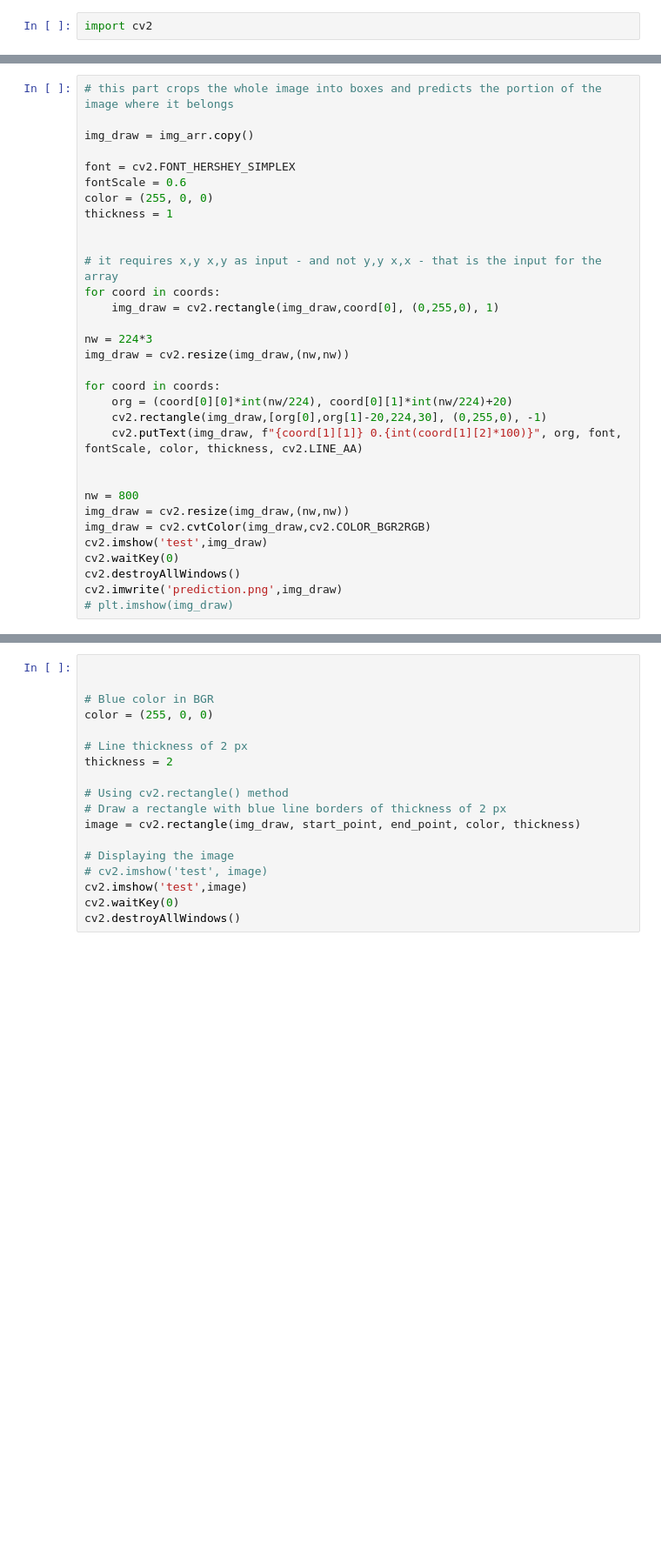
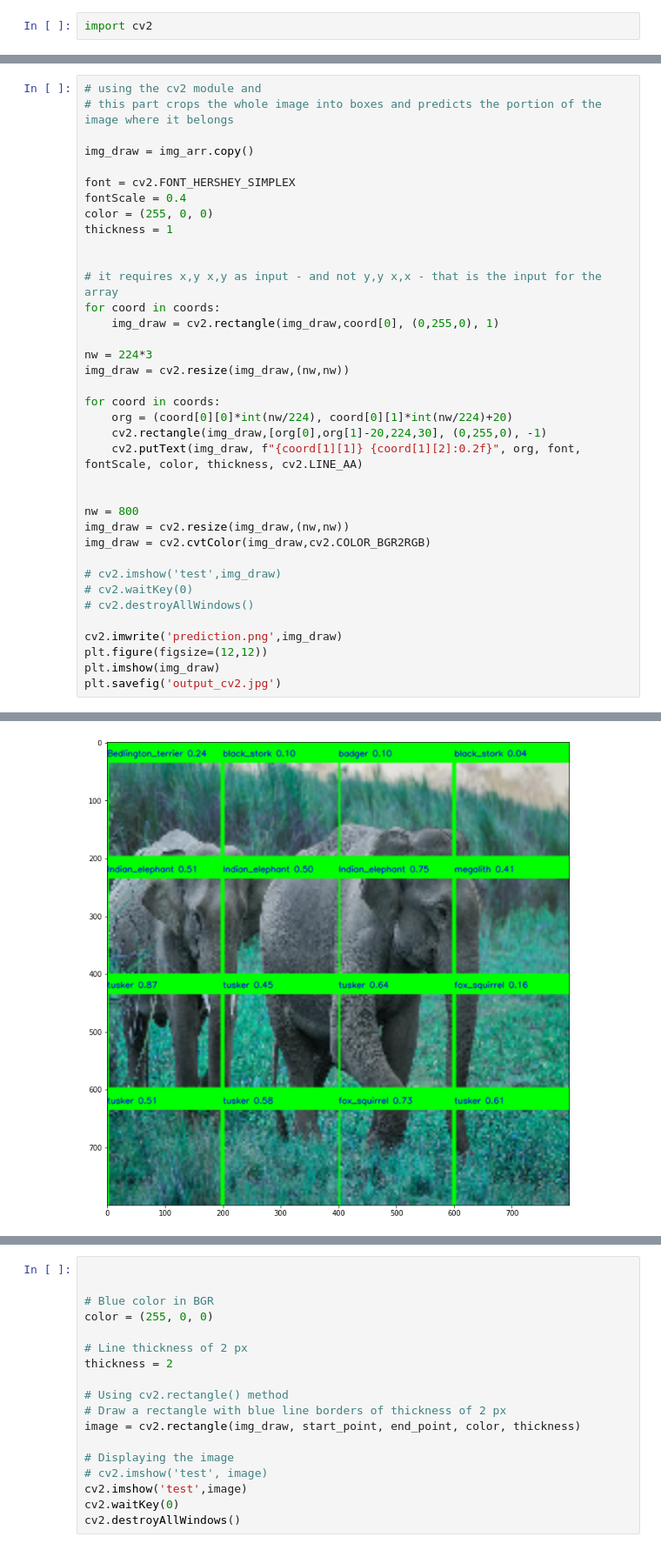
Before and after one commit to vermavinay982/object-detector-by-classifier, a Jupyter notebook: Detection-and-localization.ipynb, the cells around one changed output, grey strips where cells are left out. Shown at 87% size. Drawn from its saved outputs; the diff is of its cells as text; blank space fills up the shorter version.

```diff
--- a/Detection-and-localization.ipynb
+++ b/Detection-and-localization.ipynb
@@ -243,10 +260,11 @@ coords
 # %%
+# using the cv2 module and
 # this part crops the whole image into boxes and predicts the portion of the image where it belongs
 
 img_draw = img_arr.copy()
 
 font = cv2.FONT_HERSHEY_SIMPLEX
-fontScale = 0.6
+fontScale = 0.4
 color = (255, 0, 0)
 thickness = 1
 
@@ -261,15 +279,19 @@ img_draw = cv2.resize(img_draw,(nw,nw))
 for coord in coords:
     org = (coord[0][0]*int(nw/224), coord[0][1]*int(nw/224)+20)
     cv2.rectangle(img_draw,[org[0],org[1]-20,224,30], (0,255,0), -1)
-    cv2.putText(img_draw, f"{coord[1][1]} 0.{int(coord[1][2]*100)}", org, font, fontScale, color, thickness, cv2.LINE_AA)
+    cv2.putText(img_draw, f"{coord[1][1]} {coord[1][2]:0.2f}", org, font, fontScale, color, thickness, cv2.LINE_AA)
 
 
 nw = 800
 img_draw = cv2.resize(img_draw,(nw,nw))
 img_draw = cv2.cvtColor(img_draw,cv2.COLOR_BGR2RGB)
-cv2.imshow('test',img_draw)
-cv2.waitKey(0)
-cv2.destroyAllWindows()
+
+# cv2.imshow('test',img_draw)
+# cv2.waitKey(0)
+# cv2.destroyAllWindows()
+
 cv2.imwrite('prediction.png',img_draw)
-# plt.imshow(img_draw)
+plt.figure(figsize=(12,12))
+plt.imshow(img_draw)
+plt.savefig('output_cv2.jpg')
 # %% [output]
@@ -277 +298,2 @@ True
+[figure, added]
 # %%
```
Also changed, not shown: parts of 20 cells of this notebook, 5 other files.
